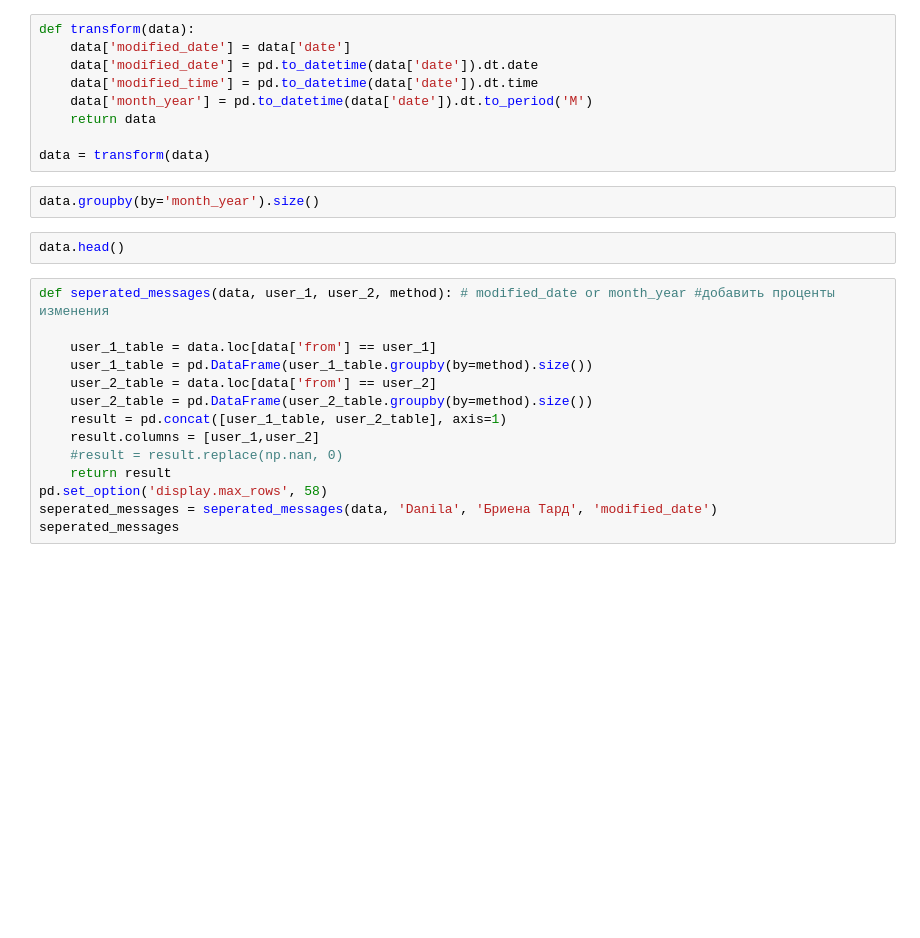
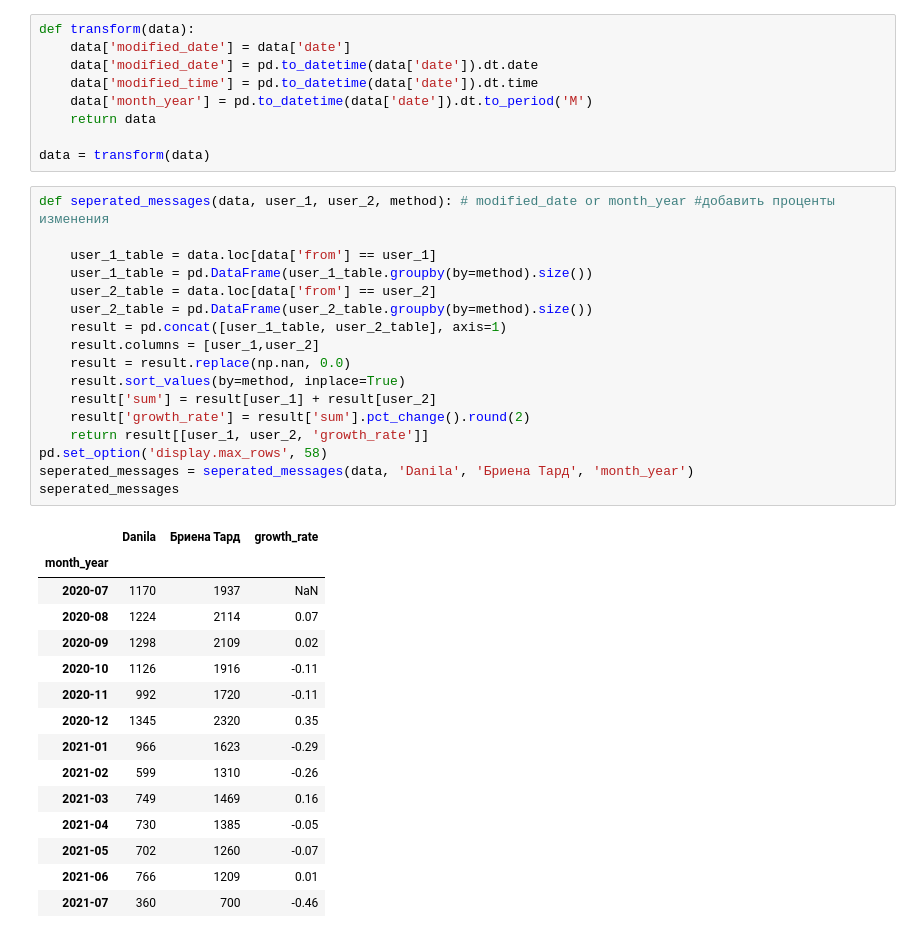
Before and after one commit to juztnelubka/Telegram-Chat-Analytics, a Jupyter notebook: telega.ipynb, the cells around one changed output. Cells and saved outputs as stored; diff of their text form; blank space fills up the shorter version.

```diff
--- a/telega.ipynb
+++ b/telega.ipynb
@@ -81,21 +97,36 @@ def transform(data):
     return data
 
 data = transform(data)
-# %%
-data.groupby(by='month_year').size()
-# %%
-data.head()
 # %%
 def seperated_messages(data, user_1, user_2, method): # modified_date or month_year #добавить проценты изменения
 
     user_1_table = data.loc[data['from'] == user_1]
     user_1_table = pd.DataFrame(user_1_table.groupby(by=method).size())
     user_2_table = data.loc[data['from'] == user_2]
     user_2_table = pd.DataFrame(user_2_table.groupby(by=method).size())
     result = pd.concat([user_1_table, user_2_table], axis=1)
     result.columns = [user_1,user_2]
-    #result = result.replace(np.nan, 0)
-    return result
+    result = result.replace(np.nan, 0.0)
+    result.sort_values(by=method, inplace=True)
+    result['sum'] = result[user_1] + result[user_2]
+    result['growth_rate'] = result['sum'].pct_change().round(2)
+    return result[[user_1, user_2, 'growth_rate']]
 pd.set_option('display.max_rows', 58)
-seperated_messages = seperated_messages(data, 'Danila', 'Бриена Тард', 'modified_date')
+seperated_messages = seperated_messages(data, 'Danila', 'Бриена Тард', 'month_year')
 seperated_messages
+# %% [output]
+|  | Danila | Бриена Тард | growth_rate |
+| month_year |  |  |  |
+| 2020-07 | 1170 | 1937 | NaN |
+| 2020-08 | 1224 | 2114 | 0.07 |
+| 2020-09 | 1298 | 2109 | 0.02 |
+| 2020-10 | 1126 | 1916 | -0.11 |
+| 2020-11 | 992 | 1720 | -0.11 |
+| 2020-12 | 1345 | 2320 | 0.35 |
+| 2021-01 | 966 | 1623 | -0.29 |
+| 2021-02 | 599 | 1310 | -0.26 |
+| 2021-03 | 749 | 1469 | 0.16 |
+| 2021-04 | 730 | 1385 | -0.05 |
+| 2021-05 | 702 | 1260 | -0.07 |
+| 2021-06 | 766 | 1209 | 0.01 |
+| 2021-07 | 360 | 700 | -0.46 |
```
Also changed, not shown: parts of 7 cells of this notebook.
